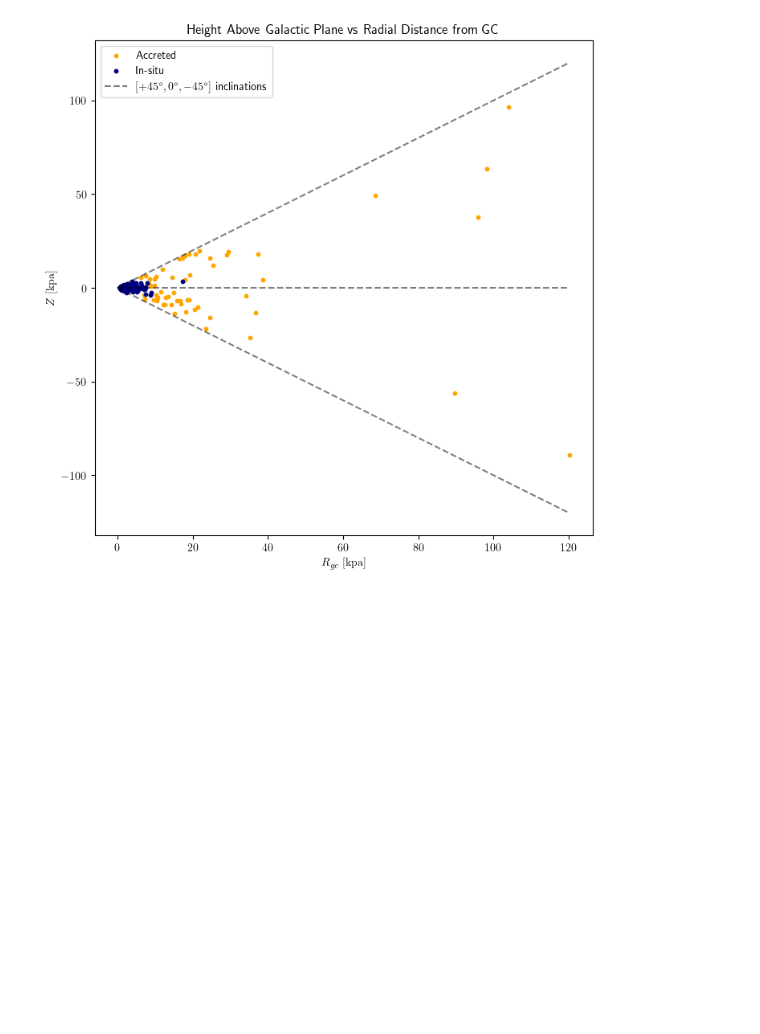
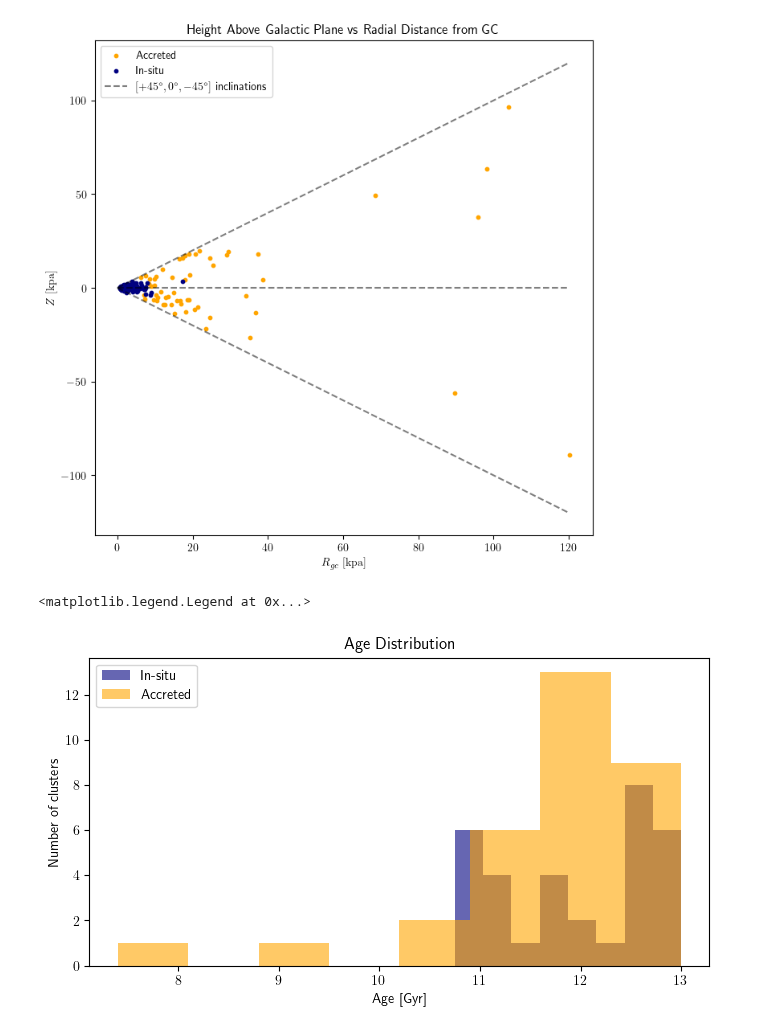
Before and after one commit to Valerii-Radchenkov/3116_Project, a Jupyter notebook: Analysis.ipynb, the cells around one changed output. Saved outputs shown, nothing was run; the diff lists cells and outputs as text; code cells hidden in the pictures; blank space fills up the shorter version.

```diff
--- a/Analysis.ipynb
+++ b/Analysis.ipynb
@@ -235,3 +235,16 @@ plt.legend()
 # %% [output]
 <matplotlib.legend.Legend at 0x...>
 [figure]
+# %%
+plt.figure(figsize=[8, 4])
+
+plt.hist(df.loc[df['Accreted?'] == 0,'Age'], bins=8, label='In-situ', color="navy", alpha=0.6)
+plt.hist(df.loc[df['Accreted?'] == 1,'Age'], bins=8, label='Accreted', color="orange", alpha=0.6)
+
+plt.title('Age Distribution')
+plt.xlabel('Age [Gyr]')
+plt.ylabel('Number of clusters')
+plt.legend()
+# %% [output]
+<matplotlib.legend.Legend at 0x...>
+[figure, added]
```
Also changed, not shown: parts of 3 cells of this notebook, 2 other files.
